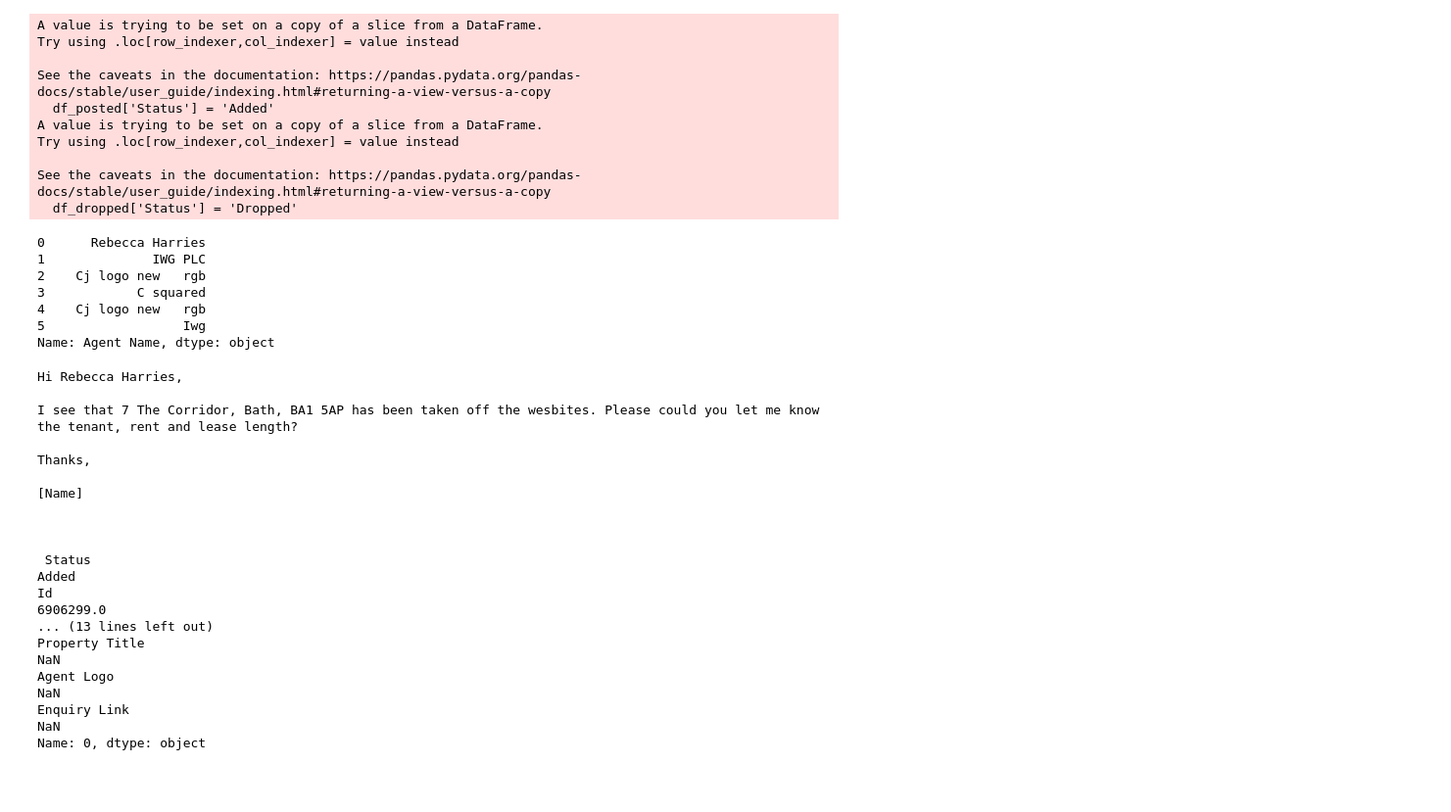
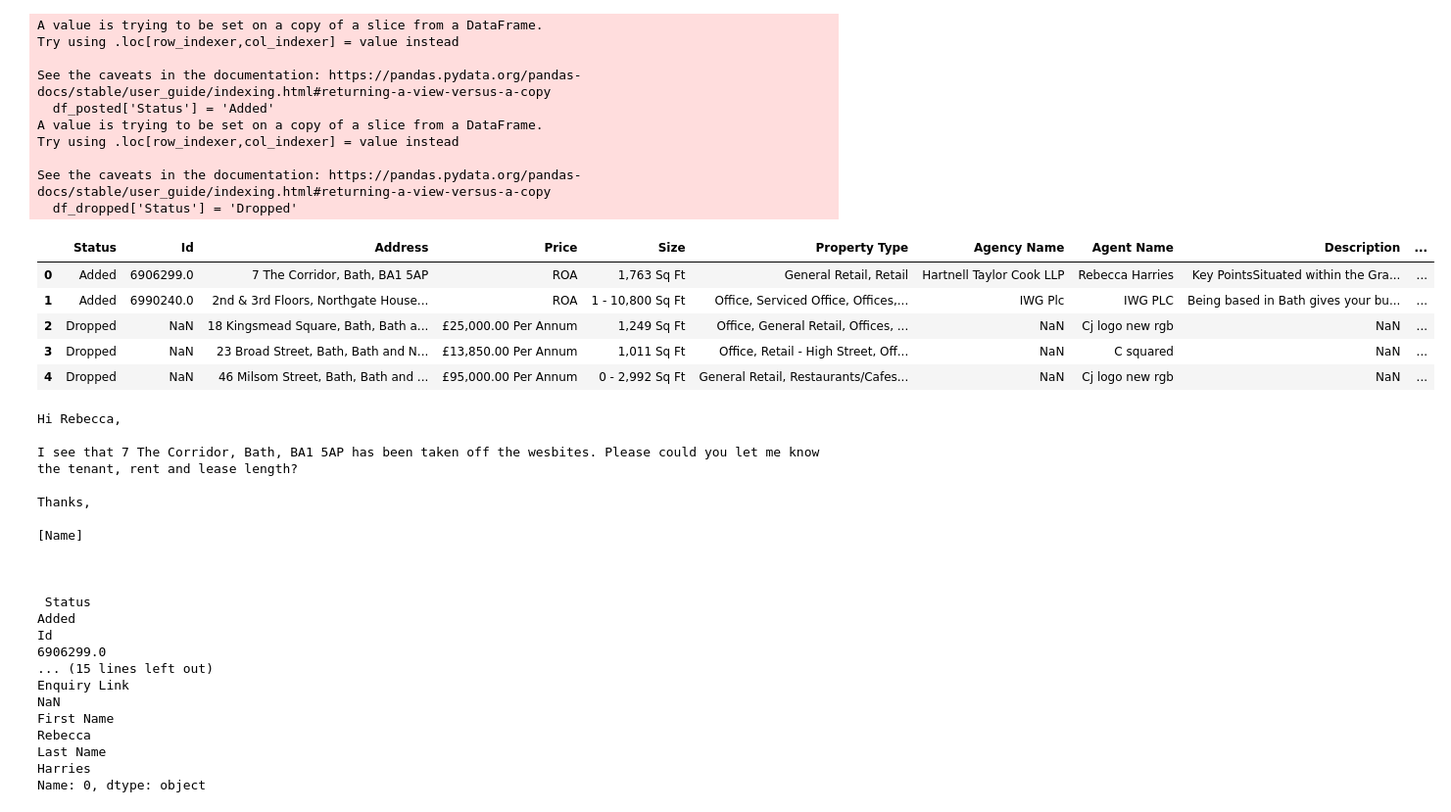
Before and after one commit to GuyAnderson1/EG_scraping, a Jupyter notebook: EG_scraping.ipynb, the cells around one changed output. Shown at 98% size. Cells and saved outputs as stored; diff of their text form; code cells hidden in the pictures; blank space fills up the shorter version.

```diff
--- a/EG_scraping.ipynb
+++ b/EG_scraping.ipynb
@@ -284,15 +290,16 @@ See the caveats in the documentation: https://pandas.pydata.org/pandas-docs/stab
 # %%
 #Splitting Names into first and last
 
 df_changes['Agent Name']
+df_changes[['First Name', 'Last Name']] = df_changes['Agent Name'].str.split(' ', n=1, expand=True)
+df_changes.head()
 # %% [output]
-0      Rebecca Harries
-1              IWG PLC
-2    Cj logo new   rgb
-3            C squared
-4    Cj logo new   rgb
-5                  Iwg
-Name: Agent Name, dtype: object
+|  | Status | Id | Address | Price | Size | Property Type | Agency Name | Agent Name | Description | ... |
+| 0 | Added | 6906299.0 | 7 The Corridor, Bath, BA1 5AP | ROA | 1,763 Sq Ft | General Retail, Retail | Hartnell Taylor Cook LLP | Rebecca Harries | Key PointsSituated within the Gra... | ... |
+| 1 | Added | 6990240.0 | 2nd & 3rd Floors, Northgate House... | ROA | 1 - 10,800 Sq Ft | Office, Serviced Office, Offices,... | IWG Plc | IWG PLC | Being based in Bath gives your bu... | ... |
+| 2 | Dropped | NaN | 18 Kingsmead Square, Bath, Bath a... | £25,000.00 Per Annum | 1,249 Sq Ft | Office, General Retail, Offices, ... | NaN | Cj logo new rgb | NaN | ... |
+| 3 | Dropped | NaN | 23 Broad Street, Bath, Bath and N... | £13,850.00 Per Annum | 1,011 Sq Ft | Office, Retail - High Street, Off... | NaN | C squared | NaN | ... |
+| 4 | Dropped | NaN | 46 Milsom Street, Bath, Bath and ... | £95,000.00 Per Annum | 0 - 2,992 Sq Ft | General Retail, Restaurants/Cafes... | NaN | Cj logo new rgb | NaN | ... |
 # %%
 # Email draft
 
@@ -300,14 +307,21 @@ Name: Agent Name, dtype: object
 # pd.set_option('display.max_colwidth', None)
 pd.set_option('display.max_colwidth', 100)
 index = 0
-print(f"""Hi {df_changes.iloc[index]['Agent Name']},\n
+email_body = f"""Hi {df_changes.iloc[index]['First Name']},\n
 I see that {df_changes.iloc[index]['Address']} has been taken off the wesbites. Please could you let me know the tenant, rent and lease length?\n
 Thanks,\n
-[Name]""")
+[Name]"""
+
+my_email = ''
+my_password = ''
+
+
+print(email_body)
 
 print(f"\n\n\n {df_changes.iloc[index]}")
+# How do I get this to send itself... do I need admin access
 # %% [output]
-Hi Rebecca Harries,
+Hi Rebecca,
 
 I see that 7 The Corridor, Bath, BA1 5AP has been taken off the wesbites. Please could you let me know the tenant, rent and lease length?
 
@@ -319,10 +333,10 @@ Thanks,
 
  Status                                                                                                           Added
 Id                                                                                                           6906299.0
-... (13 lines left out)
-Property Title                                                                                                     NaN
-Agent Logo                                                                                                         NaN
+... (15 lines left out)
 Enquiry Link                                                                                                       NaN
+First Name                                                                                                     Rebecca
+Last Name                                                                                                      Harries
 Name: 0, dtype: object
 # %%
 # Making the map
```
Also changed, not shown: parts of 5 cells of this notebook.
